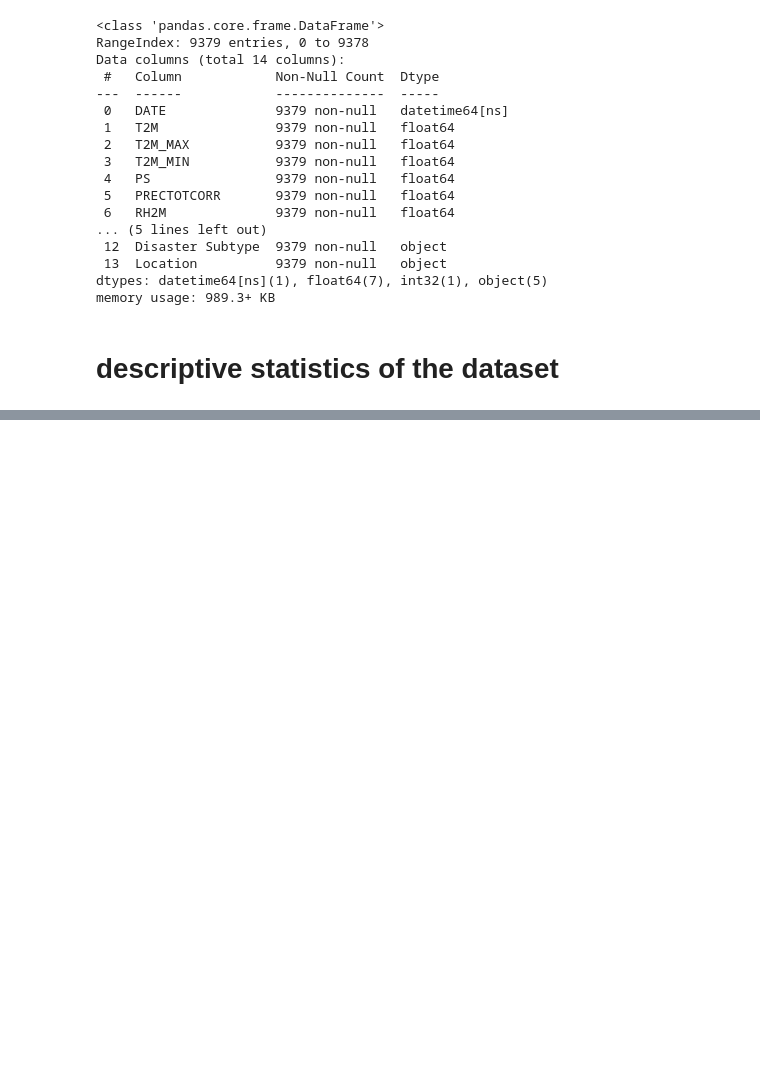
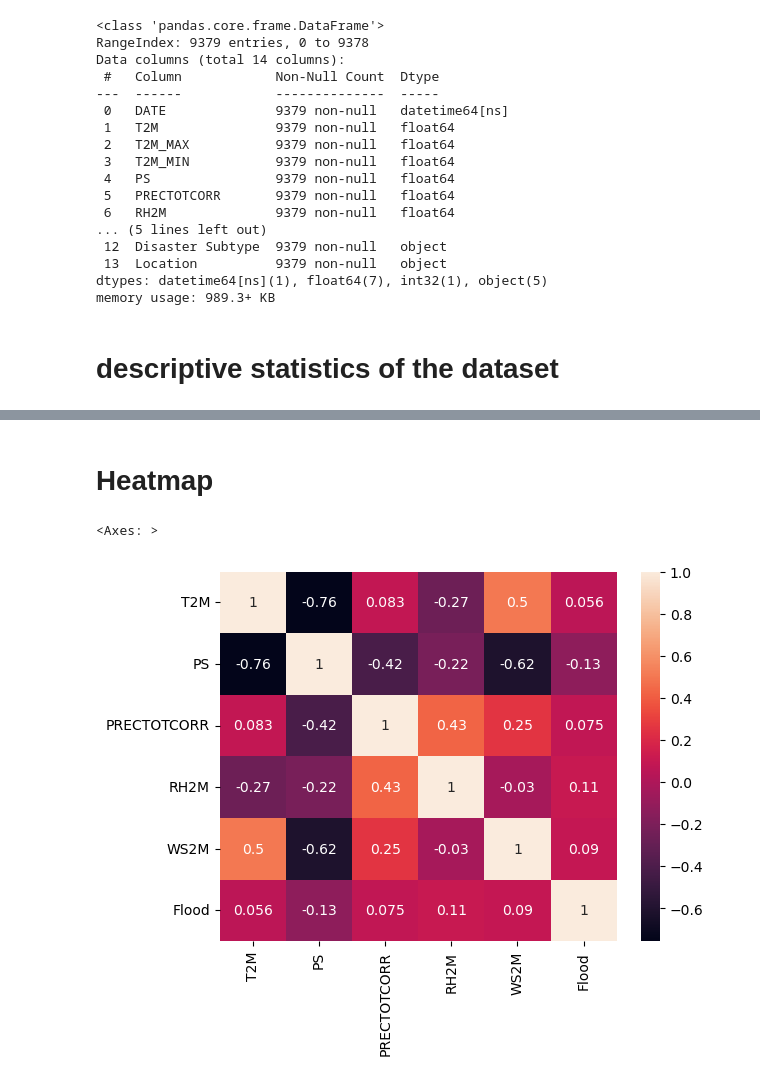
Before and after one commit to JakkuTejaswi/Flood_prediction_and_early_warning_prediction, a Jupyter notebook: Flood_Prediction_and_Early_Warning_System.ipynb, the cells around one changed output, grey strips where cells are left out. Drawn from its saved outputs; the diff is of its cells as text; code cells hidden in the pictures; blank space fills up the shorter version.

```diff
--- a/Flood_Prediction_and_Early_Warning_System.ipynb
+++ b/Flood_Prediction_and_Early_Warning_System.ipynb
@@ -444,3 +445,12 @@ merged.describe()
 | 75% | 2019-03-28 12:00:00 | 29.395000 | 36.855000 | 24.560000 | 96.820000 | 1.800000 | 78.730000 | 2.520000 | 0.000000 |
 | max | 2025-08-26 00:00:00 | 40.220000 | 47.700000 | 34.030000 | 97.620000 | 121.210000 | 95.650000 | 7.490000 | 1.000000 |
 | std | NaN | 6.313527 | 6.051697 | 6.753097 | 0.598547 | 8.726828 | 26.048581 | 0.951005 | 0.144823 |
+# %% [markdown]
+# **Heatmap**
+# %%
+merged.drop(columns=['T2M_MAX','T2M_MIN'],inplace=True)
+corr_matrix=merged.select_dtypes(include=['number']).corr()
+sns.heatmap(corr_matrix,annot=True)
+# %% [output]
+<Axes: >
+[figure, added]
```
Also changed, not shown: parts of 39 cells of this notebook.
